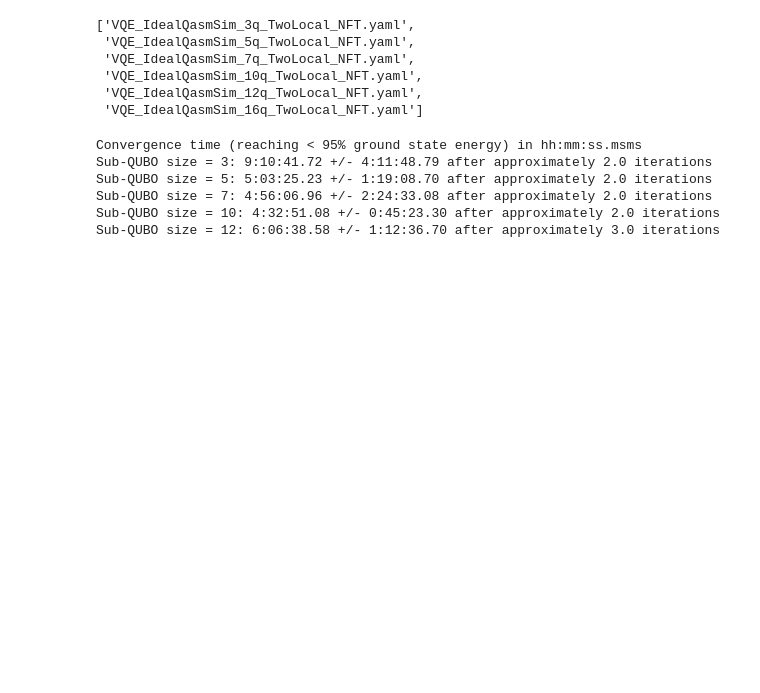
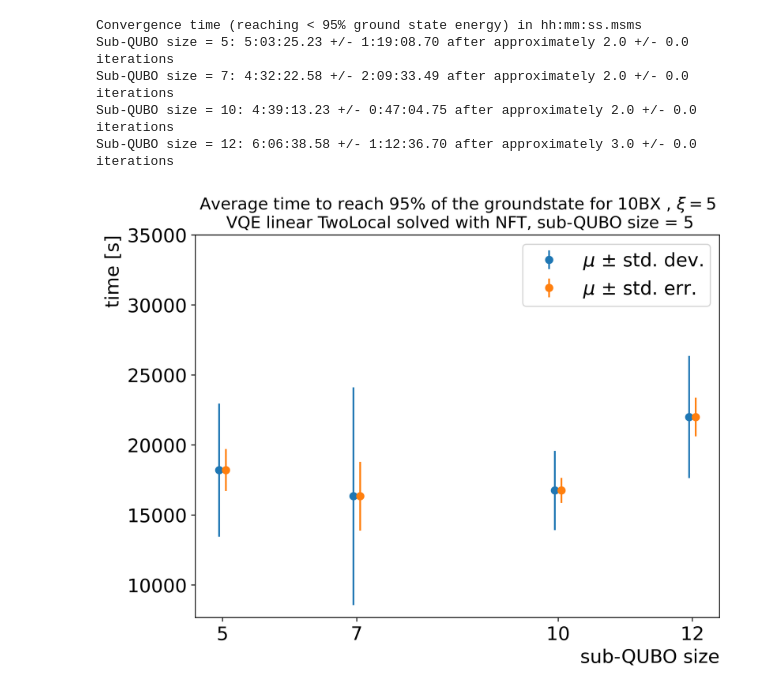
Before and after one commit to davids7788/QUBO-V2, a Jupyter notebook: analysis/Convergence_time_vs_subqubo_size.ipynb, the cells around one changed output. Saved outputs shown, nothing was run; the diff lists cells and outputs as text; code cells hidden in the pictures; blank space fills up the shorter version.

Commit message:
added configuration files

```diff
--- a/analysis/Convergence_time_vs_subqubo_size.ipynb
+++ b/analysis/Convergence_time_vs_subqubo_size.ipynb
@@ -7,20 +7,13 @@ sys.path.append("../src")
 # %%
 preselection_configs = [file for file in os.listdir("/afs/desy.de/user/s/spatarod/QUBO-V2/configuration/preselection/")
                         if "c_" in file]
-qubo_configs = ['VQE_IdealQasmSim_3q_TwoLocal_NFT.yaml',
-                'VQE_IdealQasmSim_5q_TwoLocal_NFT.yaml',
-                'VQE_IdealQasmSim_7q_TwoLocal_NFT.yaml',
-                'VQE_IdealQasmSim_10q_TwoLocal_NFT.yaml',
-                'VQE_IdealQasmSim_12q_TwoLocal_NFT.yaml',
-                'VQE_IdealQasmSim_16q_TwoLocal_NFT.yaml']
-qubo_configs
+qubo_configs_paper = ['VQE_IdealQasmSim_3q_TwoLocal_NFT.yaml',
+                      'VQE_IdealQasmSim_5q_TwoLocal_NFT.yaml',
+                      'VQE_IdealQasmSim_7q_TwoLocal_NFT.yaml',
+                      'VQE_IdealQasmSim_10q_TwoLocal_NFT.yaml',
+                      'VQE_IdealQasmSim_12q_TwoLocal_NFT.yaml',
+                      'VQE_IdealQasmSim_16q_TwoLocal_NFT.yaml']
+qubo_configs = qubo_configs_paper
-# %% [output]
-['VQE_IdealQasmSim_3q_TwoLocal_NFT.yaml',
- 'VQE_IdealQasmSim_5q_TwoLocal_NFT.yaml',
- 'VQE_IdealQasmSim_7q_TwoLocal_NFT.yaml',
- 'VQE_IdealQasmSim_10q_TwoLocal_NFT.yaml',
- 'VQE_IdealQasmSim_12q_TwoLocal_NFT.yaml',
- 'VQE_IdealQasmSim_16q_TwoLocal_NFT.yaml']
 # %%
 def hms_string(sec_elapsed):
     """Nicely formatted time string.
@@ -219,16 +194,15 @@ for folder in os.listdir(f"{prefix}{xi}/smeared/"):
 # %%
 print("Convergence time (reaching < 95% ground state energy) in hh:mm:ss.msms")
-print(f"Sub-QUBO size = 3: {hms_string(np.mean(iteration_time_3_q))} +/- {hms_string(np.std(iteration_time_3_q))} after approximately {1 + np.around(np.mean(iteration_for_95_energy_3_q), 3)} iterations")
-print(f"Sub-QUBO size = 5: {hms_string(np.mean(iteration_time_5_q))} +/- {hms_string(np.std(iteration_time_5_q))} after approximately {1 + np.around(np.mean(iteration_for_95_energy_5_q), 3)} iterations")
-print(f"Sub-QUBO size = 7: {hms_string(np.mean(iteration_time_7_q))} +/- {hms_string(np.std(iteration_time_7_q))} after approximately {1 + np.around(np.mean(iteration_for_95_energy_7_q), 3)} iterations")
-print(f"Sub-QUBO size = 10: {hms_string(np.mean(iteration_time_10_q))} +/- {hms_string(np.std(iteration_time_10_q))} after approximately {1 + np.around(np.mean(iteration_for_95_energy_10_q), 3)} iterations")
-print(f"Sub-QUBO size = 12: {hms_string(np.mean(iteration_time_12_q))} +/- {hms_string(np.std(iteration_time_12_q))} after approximately {1 + np.around(np.mean(iteration_for_95_energy_12_q), 3)} iterations")
+
+print(f"Sub-QUBO size = 5: {hms_string(np.mean(iteration_time_5q))} +/- {hms_string(np.std(iteration_time_5q))} after approximately {1 + np.around(np.mean(iteration_for_threshold_energy_5q), 3)} +/- {np.around(np.std(iteration_for_threshold_energy_5q), 3)} iterations")
+print(f"Sub-QUBO size = 7: {hms_string(np.mean(iteration_time_7q))} +/- {hms_string(np.std(iteration_time_7q))} after approximately {1 + np.around(np.mean(iteration_for_threshold_energy_7q), 3)} +/- {np.around(np.std(iteration_for_threshold_energy_7q), 3)} iterations")
+print(f"Sub-QUBO size = 10: {hms_string(np.mean(iteration_time_10q))} +/- {hms_string(np.std(iteration_time_10q))} after approximately {1 + np.around(np.mean(iteration_for_threshold_energy_10q), 3)} +/- {np.around(np.std(iteration_for_threshold_energy_10q), 3)} iterations")
+print(f"Sub-QUBO size = 12: {hms_string(np.mean(iteration_time_12q))} +/- {hms_string(np.std(iteration_time_12q))} after approximately {1 + np.around(np.mean(iteration_for_threshold_energy_12q), 3)} +/- {np.around(np.std(iteration_for_threshold_energy_12q), 3)} iterations")
 # print(f"Sub-QUBO size = 16: {hms_string(np.mean(iteration_time_16_q))} +/- {hms_string(np.std(iteration_time_16_q))} after approximately {1 + np.around(np.mean(iteration_for_95_energy_12_q), 3)} iterations")
 # %% [output]
 Convergence time (reaching < 95% ground state energy) in hh:mm:ss.msms
-Sub-QUBO size = 3: 9:10:41.72 +/- 4:11:48.79 after approximately 2.0 iterations
-Sub-QUBO size = 5: 5:03:25.23 +/- 1:19:08.70 after approximately 2.0 iterations
-Sub-QUBO size = 7: 4:56:06.96 +/- 2:24:33.08 after approximately 2.0 iterations
-Sub-QUBO size = 10: 4:32:51.08 +/- 0:45:23.30 after approximately 2.0 iterations
-Sub-QUBO size = 12: 6:06:38.58 +/- 1:12:36.70 after approximately 3.0 iterations
+Sub-QUBO size = 5: 5:03:25.23 +/- 1:19:08.70 after approximately 2.0 +/- 0.0 iterations
+Sub-QUBO size = 7: 4:32:22.58 +/- 2:09:33.49 after approximately 2.0 +/- 0.0 iterations
+Sub-QUBO size = 10: 4:39:13.23 +/- 0:47:04.75 after approximately 2.0 +/- 0.0 iterations
+Sub-QUBO size = 12: 6:06:38.58 +/- 1:12:36.70 after approximately 3.0 +/- 0.0 iterations
 # %%
@@ -235,0 +210,37 @@ subQUBO_size = [3, 5, 7, 10, 12]
+# %%
+plt.figure(figsize=(8, 6), dpi=500)
+plt.errorbar(x=[4.95, 6.95, 9.95, 11.95],
+             y=[np.mean(array) for array in [iteration_time_5q,
+                                             iteration_time_7q,
+                                             iteration_time_10q,
+                                             iteration_time_12q]],
+             yerr=[np.std(array) for array in [iteration_time_5q,
+                                               iteration_time_7q,
+                                               iteration_time_10q,
+                                               iteration_time_12q]],
+            label="$\mu$ $\pm$ std. dev.",
+            linestyle="",
+            marker="o")
+plt.errorbar(x=[5.05, 7.05, 10.05, 12.05],
+             y=[np.mean(array)for array in [iteration_time_5q,
+                                            iteration_time_7q,
+                                            iteration_time_10q,
+                                            iteration_time_12q]],
+             yerr=[np.std(array) * 1 / np.sqrt(len(array))  for array in [iteration_time_5q,
+                                                                          iteration_time_7q,
+                                                                          iteration_time_10q,
+                                                                          iteration_time_12q]],
+            label="$\mu$ $\pm$ std. err.",
+            linestyle="",
+            marker="o")
+plt.title(r"Average time to reach 95% of the groundstate for 10BX , $\xi=5$" +
+          "\n VQE linear TwoLocal solved with NFT, sub-QUBO size = 5", fontsize=14)
+plt.legend(loc="best", fontsize=16)
+plt.xticks([5, 7, 10, 12], fontsize=16)
+plt.yticks([1e4, 1.5e4, 2e4, 2.5e4, 3e4, 3.5e4], fontsize=16)
+plt.xlabel("sub-QUBO size", fontsize=16, loc="right")
+plt.ylabel("time [s]", fontsize=16, loc="top")
+plt.savefig("average_time.pdf", bbox_inches='tight')
+plt.savefig("average_time.jpg", bbox_inches='tight')
+# %% [output]
+[figure, added]
```
Also changed, not shown: parts of 23 cells of this notebook, 33 other files.
